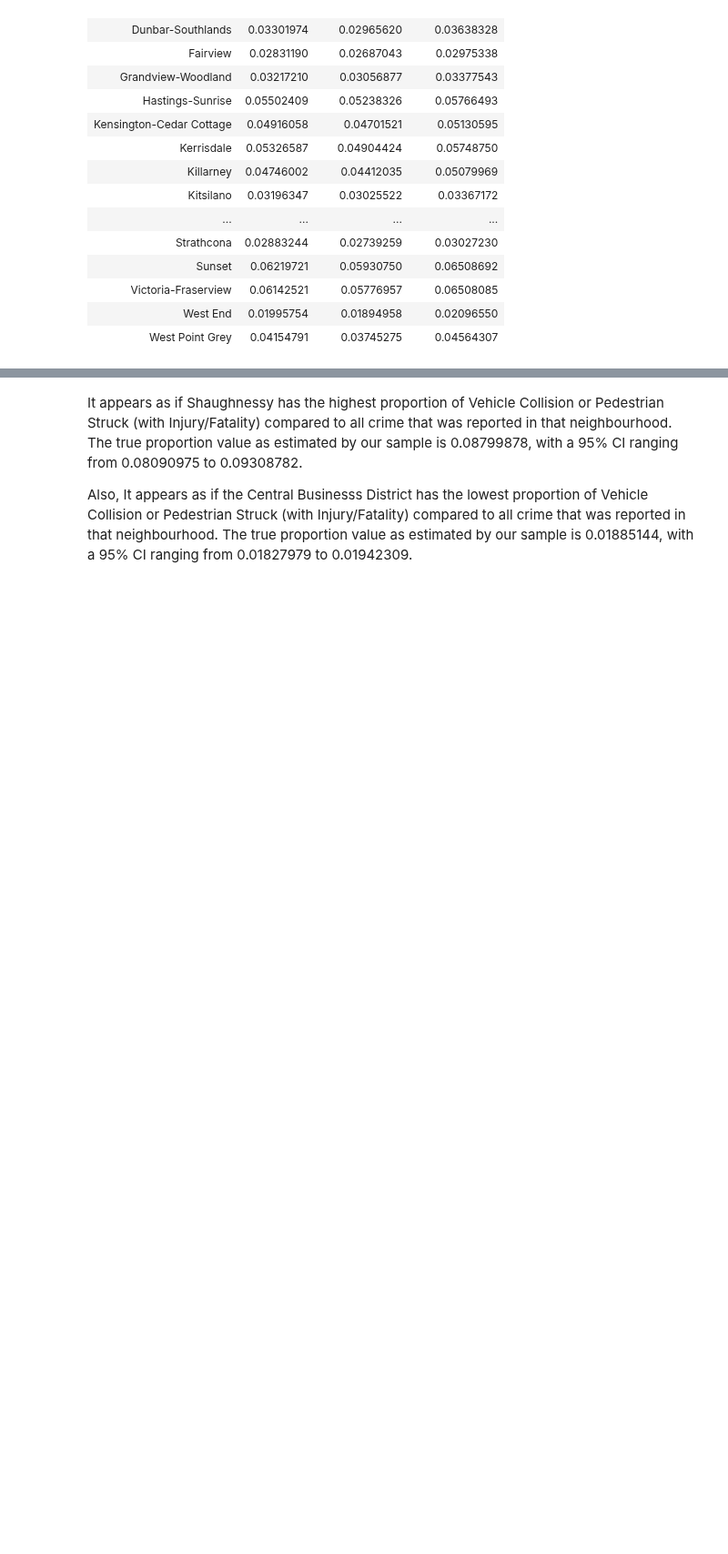
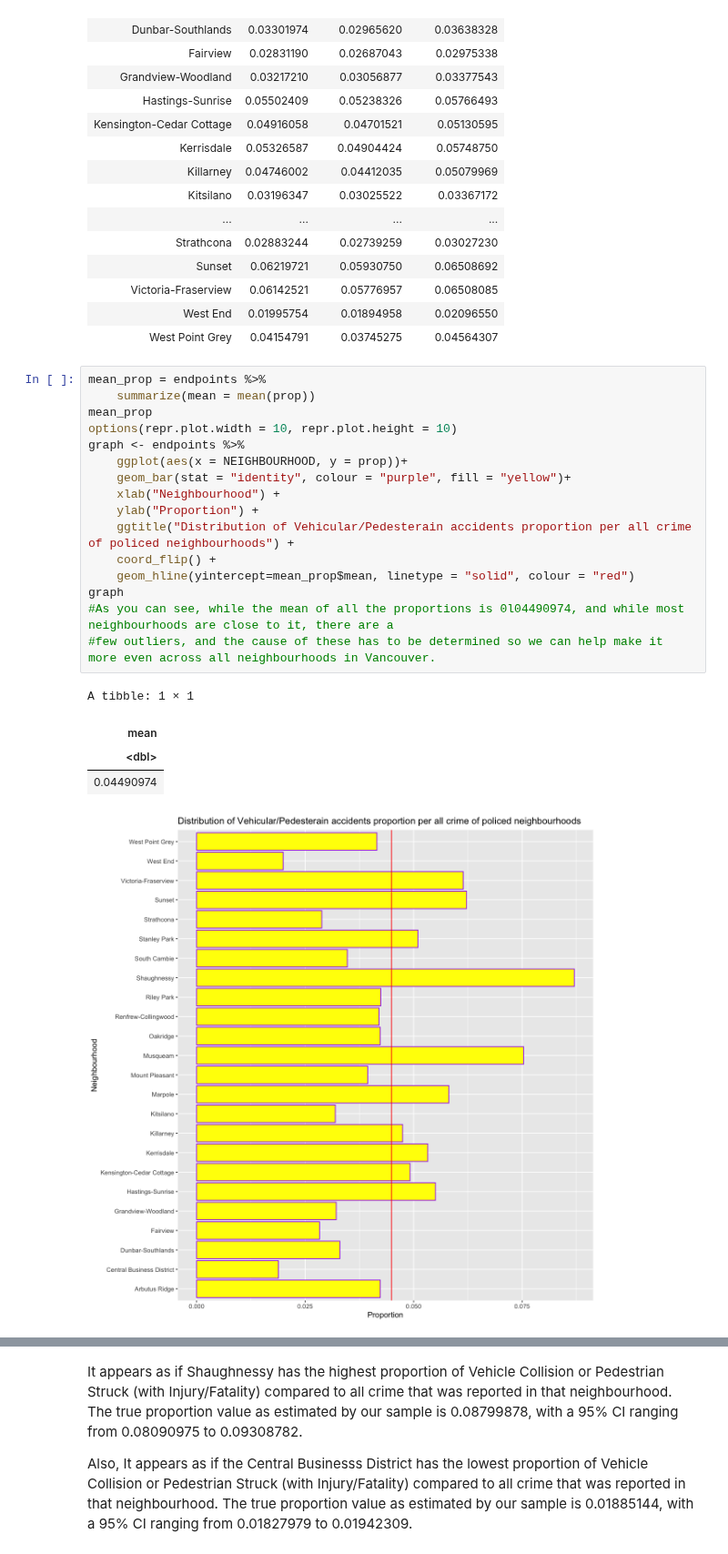
Before and after one commit to pbrar17/VPD-Crime-Analysis, a Jupyter notebook: 14.ipynb, the cells around one changed output, grey strips where cells are left out. Shown at 91% size. Saved outputs shown, nothing was run; the diff lists cells and outputs as text; blank space fills up the shorter version.

```diff
--- a/14.ipynb
+++ b/14.ipynb
@@ -207,4 +208,26 @@ A tibble: 24 × 4
 | Victoria-Fraserview | 0.06142521 | 0.05776957 | 0.06508085 |
 | West End | 0.01995754 | 0.01894958 | 0.02096550 |
 | West Point Grey | 0.04154791 | 0.03745275 | 0.04564307 |
+# %%
+mean_prop = endpoints %>%
+    summarize(mean = mean(prop))
+mean_prop
+options(repr.plot.width = 10, repr.plot.height = 10)
+graph <- endpoints %>%
+    ggplot(aes(x = NEIGHBOURHOOD, y = prop))+
+    geom_bar(stat = "identity", colour = "purple", fill = "yellow")+
+    xlab("Neighbourhood") +
+    ylab("Proportion") +
+    ggtitle("Distribution of Vehicular/Pedesterain accidents proportion per all crime of policed neighbourhoods") +
+    coord_flip() +
+    geom_hline(yintercept=mean_prop$mean, linetype = "solid", colour = "red")
+graph
+#As you can see, while the mean of all the proportions is 0l04490974, and while most neighbourhoods are close to it, there are a
+#few outliers, and the cause of these has to be determined so we can help make it more even across all neighbourhoods in Vancouver.
+# %% [output]
+A tibble: 1 × 1
+| mean |
+| <dbl> |
+| 0.04490974 |
+[figure, added]
 # %%
```
Also changed, not shown: parts of 2 cells of this notebook.
